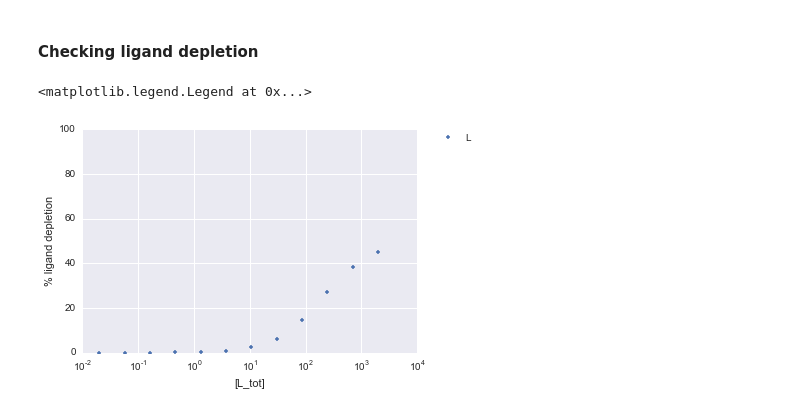
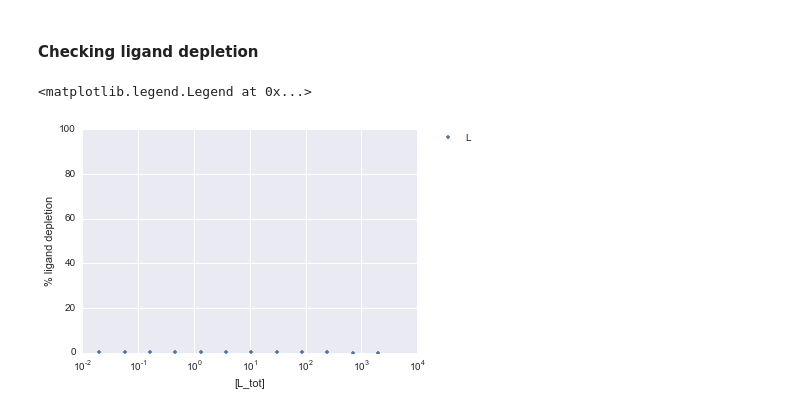
Before and after one commit to choderalab/assaytools, a Jupyter notebook: examples/competition-assay-modeling/modelling-CompetitiveBinding-FluorescenceBindingAssay.ipynb, the cells around one changed output. Drawn from its saved outputs; the diff is of its cells as text; code cells hidden in the pictures.

```diff
--- a/examples/competition-assay-modeling/modelling-CompetitiveBinding-FluorescenceBindingAssay.ipynb
+++ b/examples/competition-assay-modeling/modelling-CompetitiveBinding-FluorescenceBindingAssay.ipynb
@@ -353,12 +354,12 @@ plt.legend(bbox_to_anchor=(1.05, 1), loc=2, borderaxespad=0.)
 # %% [markdown]
 #### Checking ligand depletion
 # %%
-L_percent_depletion=(Ltot-L_A50)*100
+L_percent_depletion=((Ltot-L_A50)/Ltot)*100
 plt.semilogx(Ltot,L_percent_depletion,'.',label='L')
 plt.xlabel('[L_tot]')
 plt.ylabel('% ligand depletion')
 plt.ylim(0,100)
 plt.legend(bbox_to_anchor=(1.05, 1), loc=2, borderaxespad=0.)
 # %% [output]
 <matplotlib.legend.Legend at 0x...>
-[figure, old version]
+[figure, new version]
```
Also changed, not shown: parts of 3 cells of this notebook, 1 other file.
